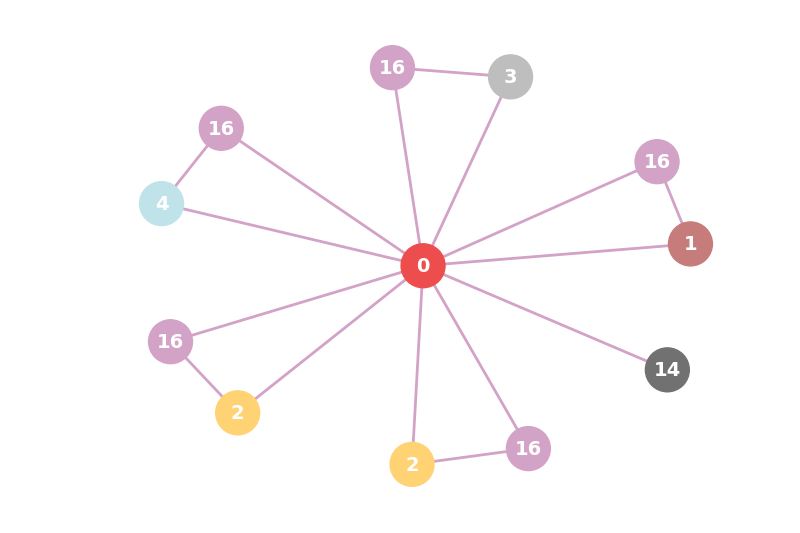
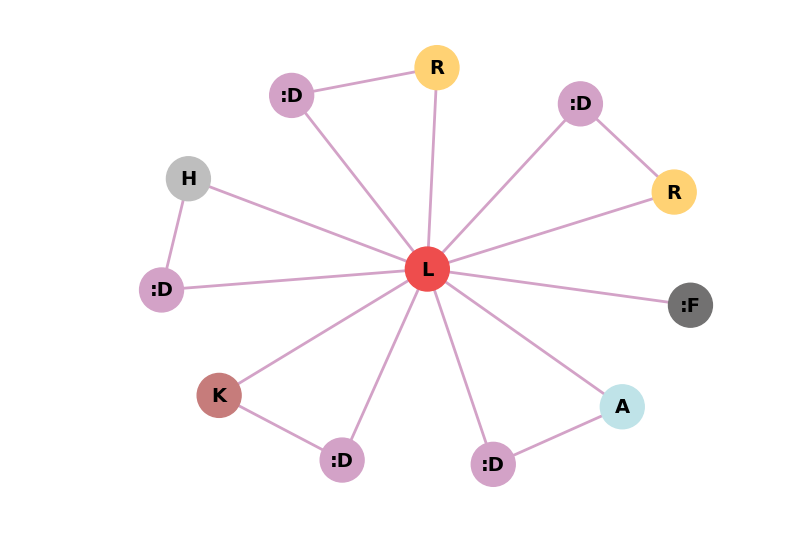
Before and after one commit to enix403/houseganpp, a Jupyter notebook: scratch.ipynb, the cells around one changed output. Saved outputs shown, nothing was run; the diff lists cells and outputs as text; code cells hidden in the pictures.

Commit message:
Visualize

```diff
--- a/scratch.ipynb
+++ b/scratch.ipynb
@@ -36,10 +36,24 @@ NODE_COLOR = {
     15: "#785A67",
     16: "#D3A2C7",
 }
+NODE_NAME = {
+    0: "L",
+    1: "K",
+    2: "R",
+    3: "H",
+    4: "A",
+    5: "/",
+    6: "/",
+    7: "/",
+    9: "/",
+    14: ":F",
+    15: "/",
+    16: ":D",
+}
 # %%
 g = LayoutGraph([4, 2, 2, 3, 1, 0, 16, 16, 16, 16, 16, 14], [(0, 5), (0, 7), (1, 5), (1, 6), (2, 5), (2, 8), (3, 5), (3, 9), (4, 5), (4, 10), (5, 6), (5, 7), (5, 8), (5, 9), (5, 10), (5, 11)])
 # %%
-labels = { i: r for i, r in enumerate(g.nodes) }
+labels = { i: NODE_NAME[r] for i, r in enumerate(g.nodes) }
 nodes = labels.keys()
 # %%
 G = nx.Graph()
@@ -50,14 +64,16 @@ node_color = [NODE_COLOR[labels[k]] for k in G.nodes]
 # %%
 nx.draw(
     G,
+    nx.kamada_kawai_layout(G),
     node_size=1000,
     node_color=node_colors,
     edge_color="#D3A2C7",
-    font_color="white",
+    font_color="black",
     font_weight="bold",
     font_size=14,
     width=2.0,
-    with_labels=True, labels=labels
+    with_labels=True,
+    labels=labels
 )
 # %% [output]
-[figure, old version]
+[figure, new version]
```
Also changed, not shown: parts of 1 cell of this notebook.
